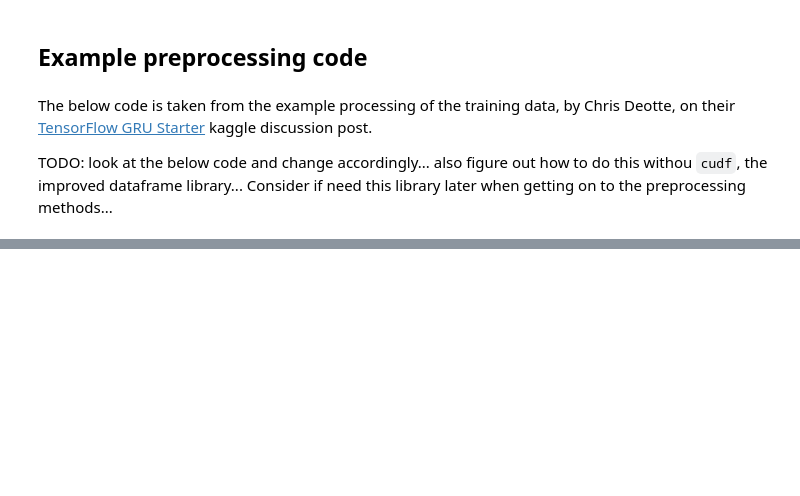
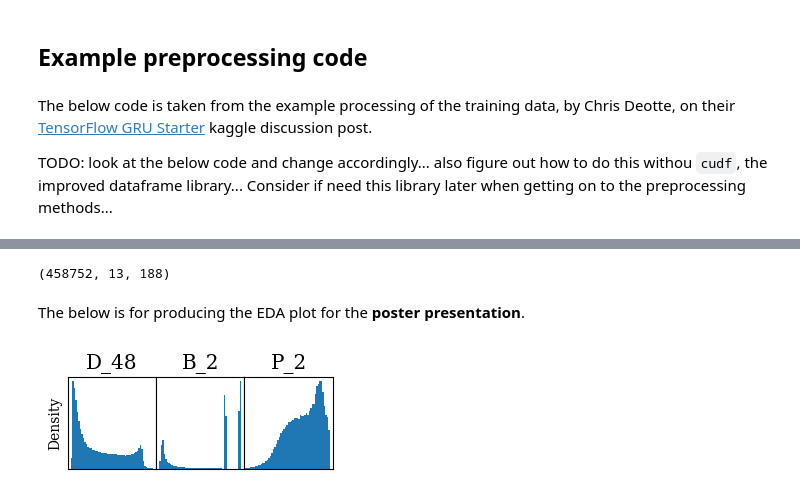
Before and after one commit to marcusGH/edain_paper, a Jupyter notebook: notebooks/baseline_model.ipynb, the cells around one changed output, grey strips where cells are left out. Drawn from its saved outputs; the diff is of its cells as text; code cells hidden in the pictures; blank space fills up the shorter version.

```diff
--- a/notebooks/baseline_model.ipynb
+++ b/notebooks/baseline_model.ipynb
@@ -1534,0 +1558,47 @@ if PROCESS_DATA:
+# %%
+X = []
+for X_, _ in train_loader:
+    X.append(X_.detach().numpy())
+X = np.concatenate(X, axis=0)
+X.shape
+# %% [output]
+(458752, 13, 188)
+# %% [markdown]
+The below is for producing the EDA plot for the **poster presentation**.
+# %%
+# 'D_48', 'P_2', 'B_2'
+
+def plot_var(ax, var):
+    # remove the nans and pad_numeric values
+    xs = X[:, 0, COLS.index(var)]
+    xs = xs[xs > np.min(xs[xs != np.min(xs)])]
+    lower, upper = np.quantile(xs, 0.0025), np.quantile(xs, 1-0.0025)
+    bins = [-np.inf] + list(np.linspace(lower - (upper - lower) * 0.05, upper + (upper - lower) * 0.05, 60)) +  [np.inf]
+    ax.hist(xs, bins=bins, density=True)
+    ax.set_xlim([lower - (upper - lower) * 0.05, upper + (upper - lower) * 0.05])
+    ax.set_xticks([])
+    ax.set_yticks([])
+    ax.set_title(var)
+
+tex_fonts = {
+    "text.usetex": False,
+    "font.family": "serif",
+    "axes.labelsize": 10,
+    "font.size": 12,
+    "legend.fontsize": 8,
+    "legend.title_fontsize": 10,
+    "xtick.labelsize": 8,  # 8 at full scale
+    "ytick.labelsize": 8
+}
+plt.rcParams.update(tex_fonts)
+
+fig, axs = plt.subplots(ncols=3, figsize=(300 * 1/0.8 / 73 * 2/3, 280 * 3/4 * 1/0.8 / 73 * 0.5 * 2/3))
+fig.subplots_adjust(wspace=0)
+axs[0].set_ylabel("Density")
+plot_var(axs[0], 'D_48')
+plot_var(axs[1], 'B_2')
+plot_var(axs[2], 'P_2')
+# plt.show()
+fig.savefig("/home/mas322/amex-project/reports/poster/Figures/poster-eda.pdf", bbox_inches='tight')
+# %% [output]
+[figure, added]
```
Also changed, not shown: parts of 14 cells of this notebook, 3 other files.
